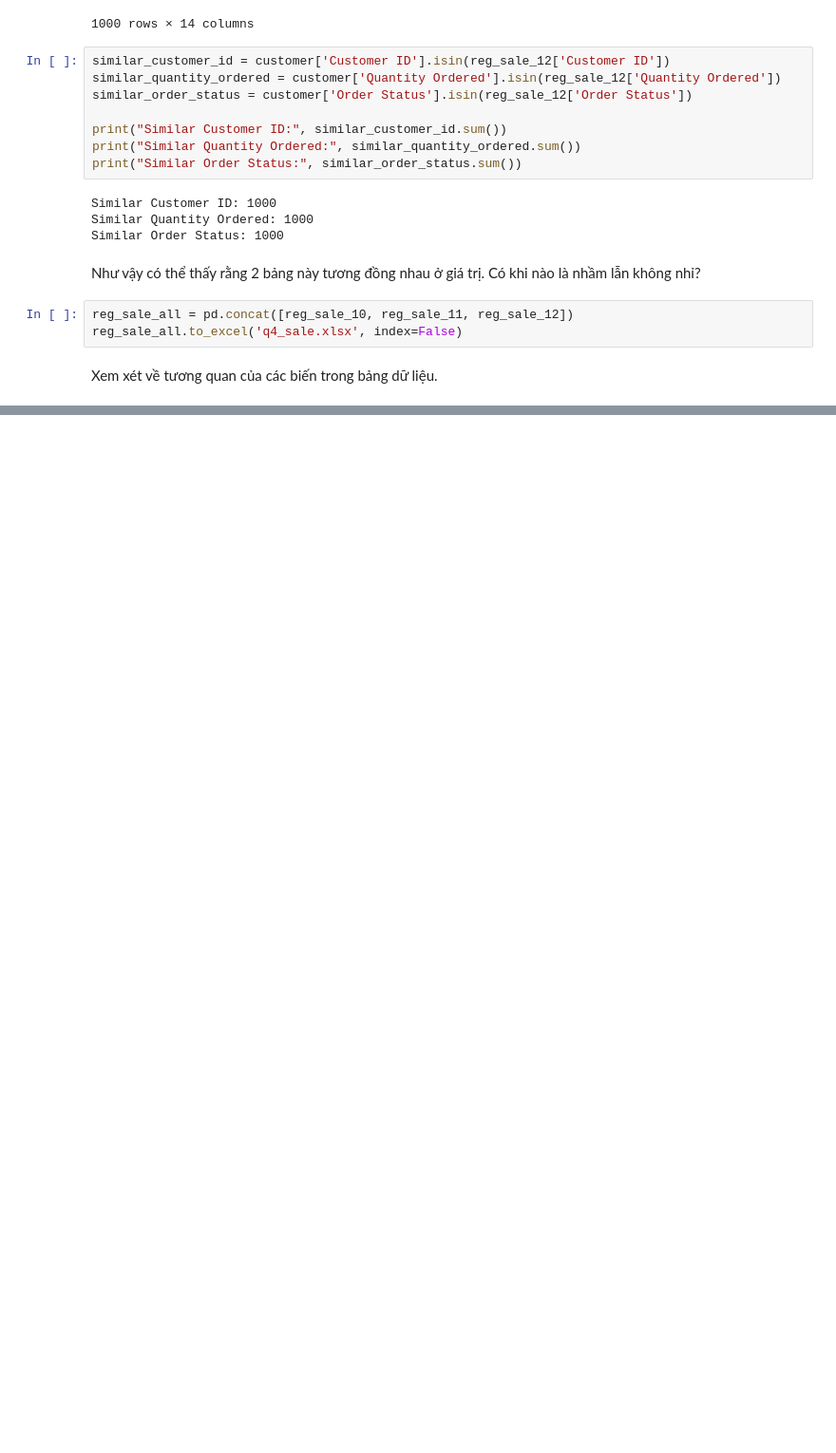
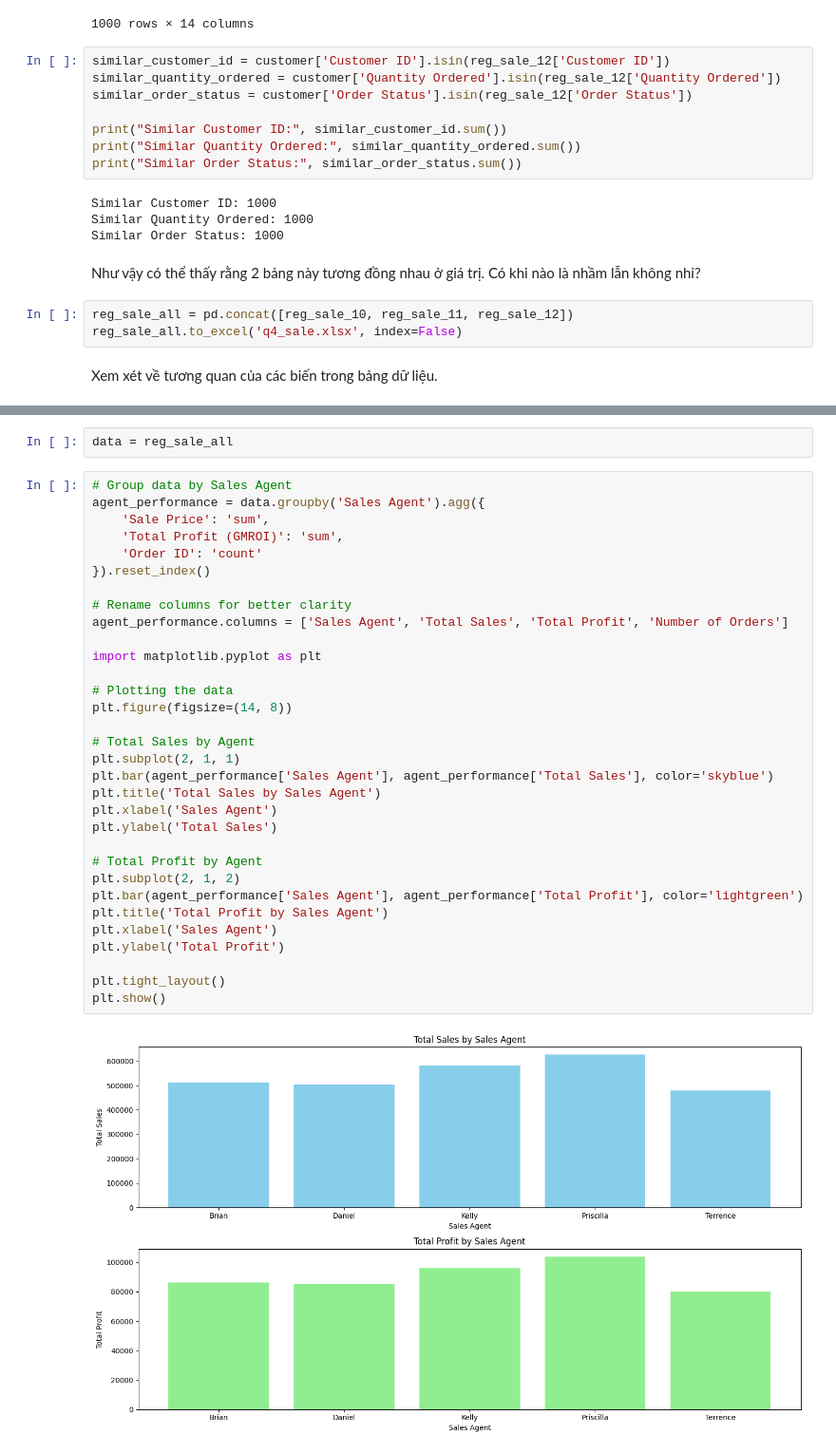
Before and after one commit to ngnquanq/aiesec_da, a Jupyter notebook: notebooks/eda.ipynb, the cells around one changed output, grey strips where cells are left out. Shown at 95% size. Saved outputs shown, nothing was run; the diff lists cells and outputs as text; blank space fills up the shorter version.

```diff
--- a/notebooks/eda.ipynb
+++ b/notebooks/eda.ipynb
@@ -471,0 +482,36 @@ Giả định đặt ra là sẽ có những lý do hủy hàng khiến cho các
+# %%
+data = reg_sale_all
+# %%
+# Group data by Sales Agent
+agent_performance = data.groupby('Sales Agent').agg({
+    'Sale Price': 'sum',
+    'Total Profit (GMROI)': 'sum',
+    'Order ID': 'count'
+}).reset_index()
+
+# Rename columns for better clarity
+agent_performance.columns = ['Sales Agent', 'Total Sales', 'Total Profit', 'Number of Orders']
+
+import matplotlib.pyplot as plt
+
+# Plotting the data
+plt.figure(figsize=(14, 8))
+
+# Total Sales by Agent
+plt.subplot(2, 1, 1)
+plt.bar(agent_performance['Sales Agent'], agent_performance['Total Sales'], color='skyblue')
+plt.title('Total Sales by Sales Agent')
+plt.xlabel('Sales Agent')
+plt.ylabel('Total Sales')
+
+# Total Profit by Agent
+plt.subplot(2, 1, 2)
+plt.bar(agent_performance['Sales Agent'], agent_performance['Total Profit'], color='lightgreen')
+plt.title('Total Profit by Sales Agent')
+plt.xlabel('Sales Agent')
+plt.ylabel('Total Profit')
+
+plt.tight_layout()
+plt.show()
+# %% [output]
+[figure, added]
```
Also changed, not shown: parts of 32 cells of this notebook, 1 other file.
